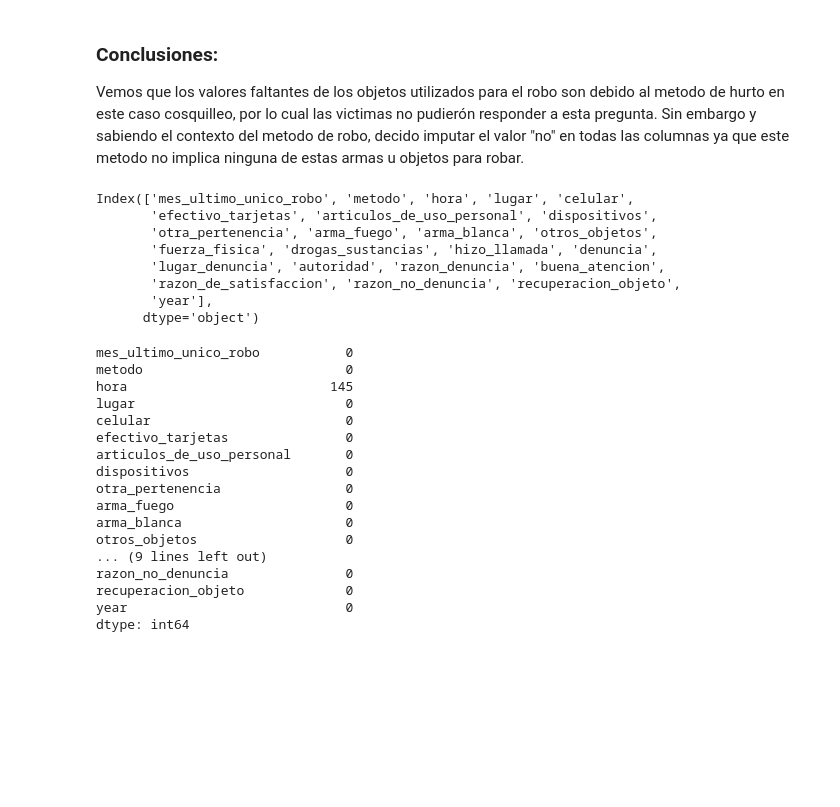
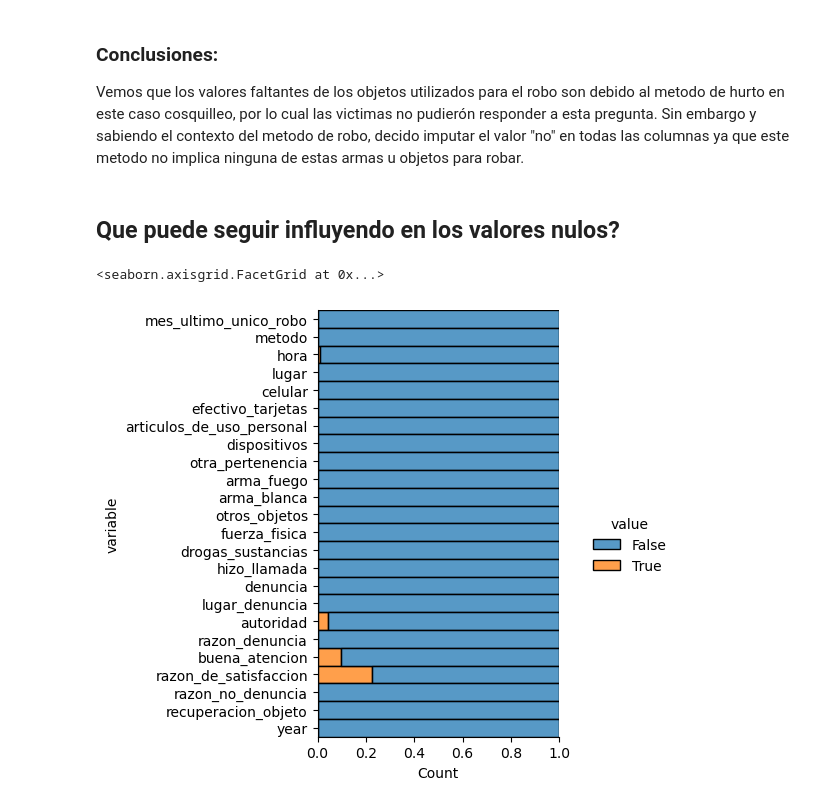
Before and after one commit to giraljv/hurtos_colombia, a Jupyter notebook: notebooks/0-1_nulls.ipynb, the cells around one changed output. Cells and saved outputs as stored; diff of their text form; code cells hidden in the pictures; blank space fills up the shorter version.

```diff
--- a/notebooks/0-1_nulls.ipynb
+++ b/notebooks/0-1_nulls.ipynb
@@ -246,17 +230,6 @@ Vemos que los valores faltantes de los objetos utilizados para el robo son debid
 de hurto en este caso cosquilleo, por lo cual las victimas no pudierón responder a esta pregunta.
 Sin embargo y sabiendo el contexto del metodo de robo, decido imputar el valor "no" en todas las columnas
 ya que este metodo no implica ninguna de estas armas u objetos para robar.
-# %%
-new_df.columns
-# %% [output]
-Index(['mes_ultimo_unico_robo', 'metodo', 'hora', 'lugar', 'celular',
-       'efectivo_tarjetas', 'articulos_de_uso_personal', 'dispositivos',
-       'otra_pertenencia', 'arma_fuego', 'arma_blanca', 'otros_objetos',
-       'fuerza_fisica', 'drogas_sustancias', 'hizo_llamada', 'denuncia',
-       'lugar_denuncia', 'autoridad', 'razon_denuncia', 'buena_atencion',
-       'razon_de_satisfaccion', 'razon_no_denuncia', 'recuperacion_objeto',
-       'year'],
-      dtype='object')
 # %%
 new_df = new_df.fillna(value={
     'arma_fuego':'no',
@@ -265,23 +238,10 @@ new_df = new_df.fillna(value={
     'fuerza_fisica':'no',
     'drogas_sustancias':'no'
     })
-# %%
-new_df.isnull().sum()
-# %% [output]
-mes_ultimo_unico_robo           0
-metodo                          0
-hora                          145
-lugar                           0
-celular                         0
-efectivo_tarjetas               0
-articulos_de_uso_personal       0
-dispositivos                    0
-otra_pertenencia                0
-arma_fuego                      0
-arma_blanca                     0
-otros_objetos                   0
-... (9 lines left out)
-razon_no_denuncia               0
-recuperacion_objeto             0
-year                            0
-dtype: int64
+# %% [markdown]
+## Que puede seguir influyendo en los valores nulos?
+# %%
+new_df.ms_tools.vis_proportion()
+# %% [output]
+<seaborn.axisgrid.FacetGrid at 0x...>
+[figure, added]
```
Also changed, not shown: parts of 19 cells of this notebook.
